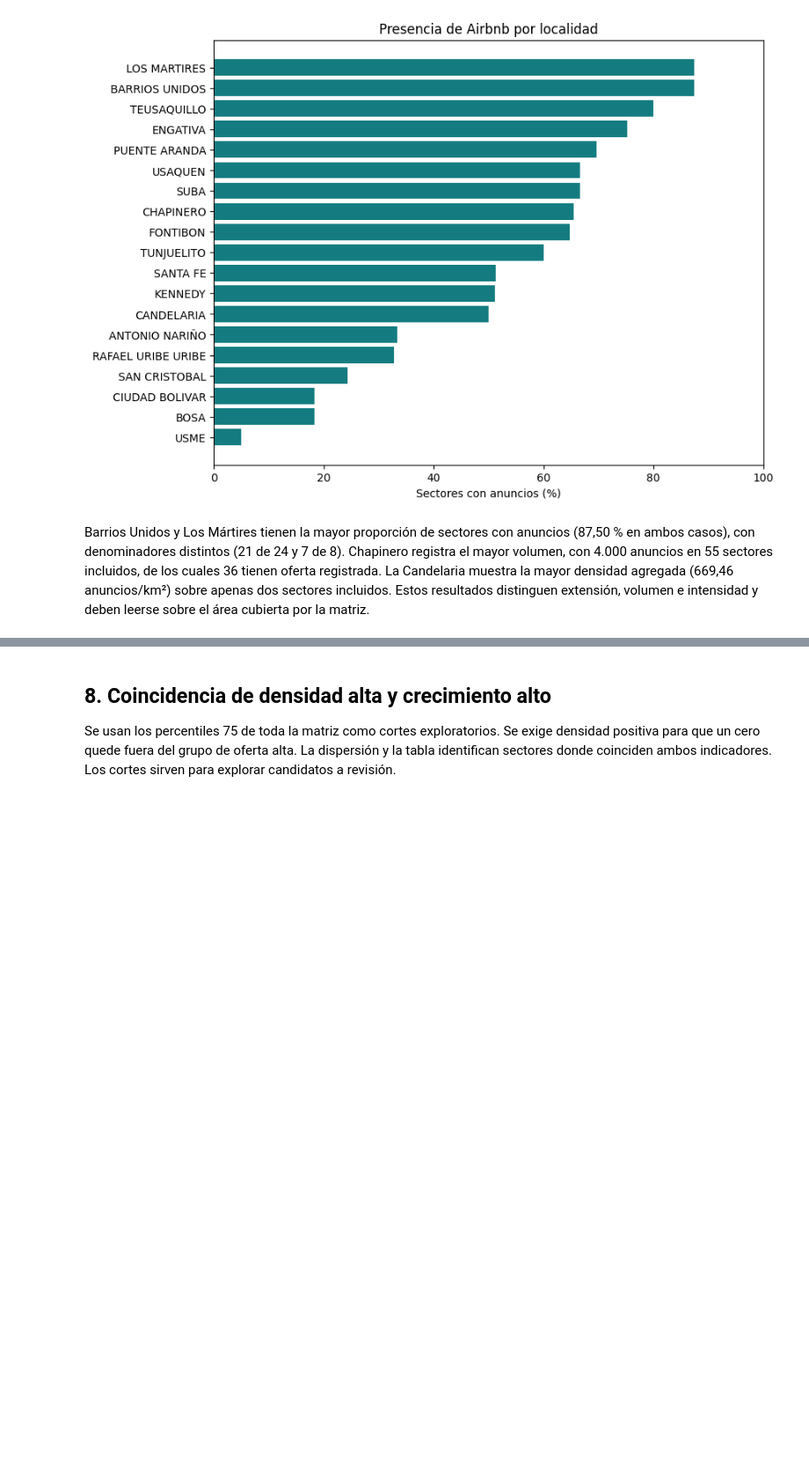
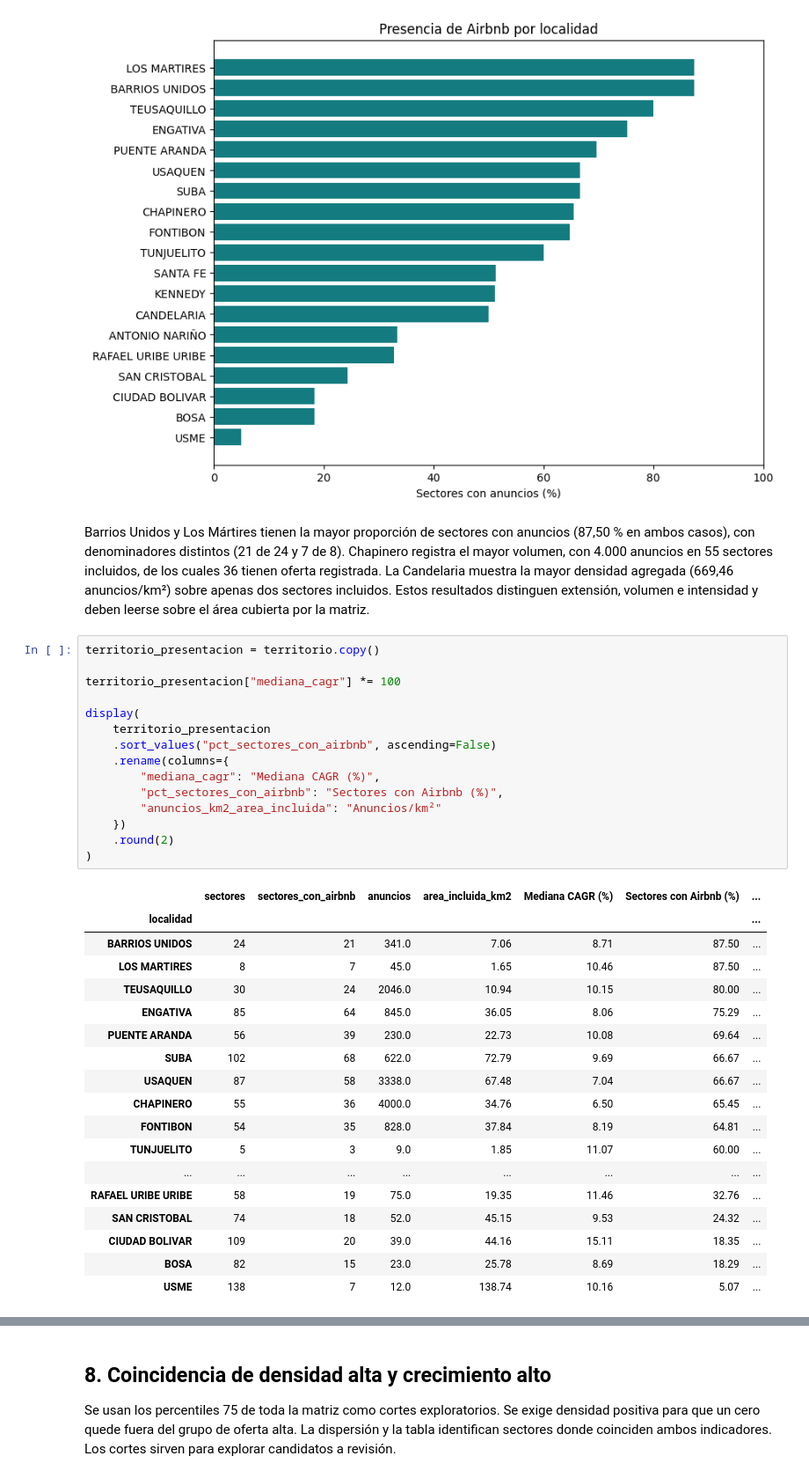
Before and after one commit to Informer20/dinamica-inmobiliaria-bogota-grupo2, a Jupyter notebook: notebooks/02_Entendimiento_de_los_datos.ipynb, the cells around one changed output, grey strips where cells are left out. Shown at 88% size. Saved outputs shown, nothing was run; the diff lists cells and outputs as text; blank space fills up the shorter version.

```diff
--- a/notebooks/02_Entendimiento_de_los_datos.ipynb
+++ b/notebooks/02_Entendimiento_de_los_datos.ipynb
@@ -243,3 +629,37 @@ plt.show()
 [figure]
 # %% [markdown]
 Barrios Unidos y Los Mártires tienen la mayor proporción de sectores con anuncios (87,50 % en ambos casos), con denominadores distintos (21 de 24 y 7 de 8). Chapinero registra el mayor volumen, con 4.000 anuncios en 55 sectores incluidos, de los cuales 36 tienen oferta registrada. La Candelaria muestra la mayor densidad agregada (669,46 anuncios/km²) sobre apenas dos sectores incluidos. Estos resultados distinguen extensión, volumen e intensidad y deben leerse sobre el área cubierta por la matriz.
+# %%
+territorio_presentacion = territorio.copy()
+
+territorio_presentacion["mediana_cagr"] *= 100
+
+display(
+    territorio_presentacion
+    .sort_values("pct_sectores_con_airbnb", ascending=False)
+    .rename(columns={
+        "mediana_cagr": "Mediana CAGR (%)",
+        "pct_sectores_con_airbnb": "Sectores con Airbnb (%)",
+        "anuncios_km2_area_incluida": "Anuncios/km²"
+    })
+    .round(2)
+)
+# %% [output]
+|  | sectores | sectores_con_airbnb | anuncios | area_incluida_km2 | Mediana CAGR (%) | Sectores con Airbnb (%) | ... |
+| localidad |  |  |  |  |  |  | ... |
+| BARRIOS UNIDOS | 24 | 21 | 341.0 | 7.06 | 8.71 | 87.50 | ... |
+| LOS MARTIRES | 8 | 7 | 45.0 | 1.65 | 10.46 | 87.50 | ... |
+| TEUSAQUILLO | 30 | 24 | 2046.0 | 10.94 | 10.15 | 80.00 | ... |
+| ENGATIVA | 85 | 64 | 845.0 | 36.05 | 8.06 | 75.29 | ... |
+| PUENTE ARANDA | 56 | 39 | 230.0 | 22.73 | 10.08 | 69.64 | ... |
+| SUBA | 102 | 68 | 622.0 | 72.79 | 9.69 | 66.67 | ... |
+| USAQUEN | 87 | 58 | 3338.0 | 67.48 | 7.04 | 66.67 | ... |
+| CHAPINERO | 55 | 36 | 4000.0 | 34.76 | 6.50 | 65.45 | ... |
+| FONTIBON | 54 | 35 | 828.0 | 37.84 | 8.19 | 64.81 | ... |
+| TUNJUELITO | 5 | 3 | 9.0 | 1.85 | 11.07 | 60.00 | ... |
+| ... | ... | ... | ... | ... | ... | ... | ... |
+| RAFAEL URIBE URIBE | 58 | 19 | 75.0 | 19.35 | 11.46 | 32.76 | ... |
+| SAN CRISTOBAL | 74 | 18 | 52.0 | 45.15 | 9.53 | 24.32 | ... |
+| CIUDAD BOLIVAR | 109 | 20 | 39.0 | 44.16 | 15.11 | 18.35 | ... |
+| BOSA | 82 | 15 | 23.0 | 25.78 | 8.69 | 18.29 | ... |
+| USME | 138 | 7 | 12.0 | 138.74 | 10.16 | 5.07 | ... |
```
Also changed, not shown: parts of 17 cells of this notebook.
